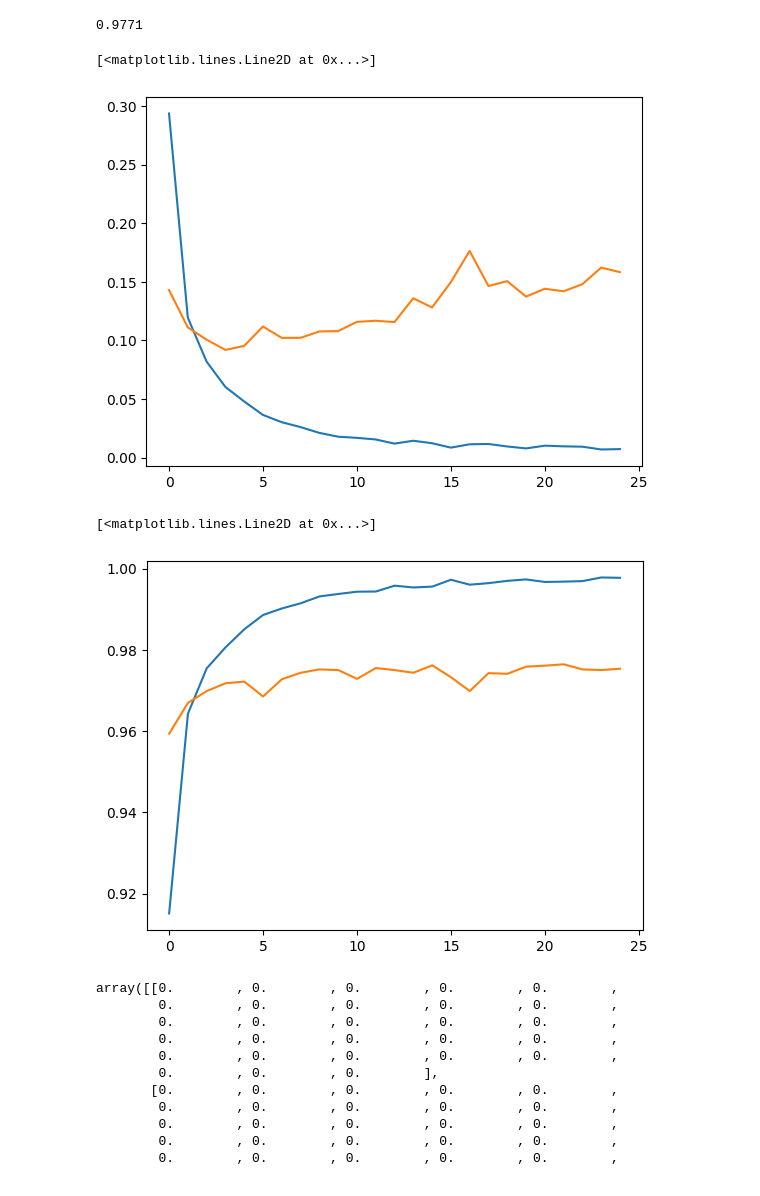
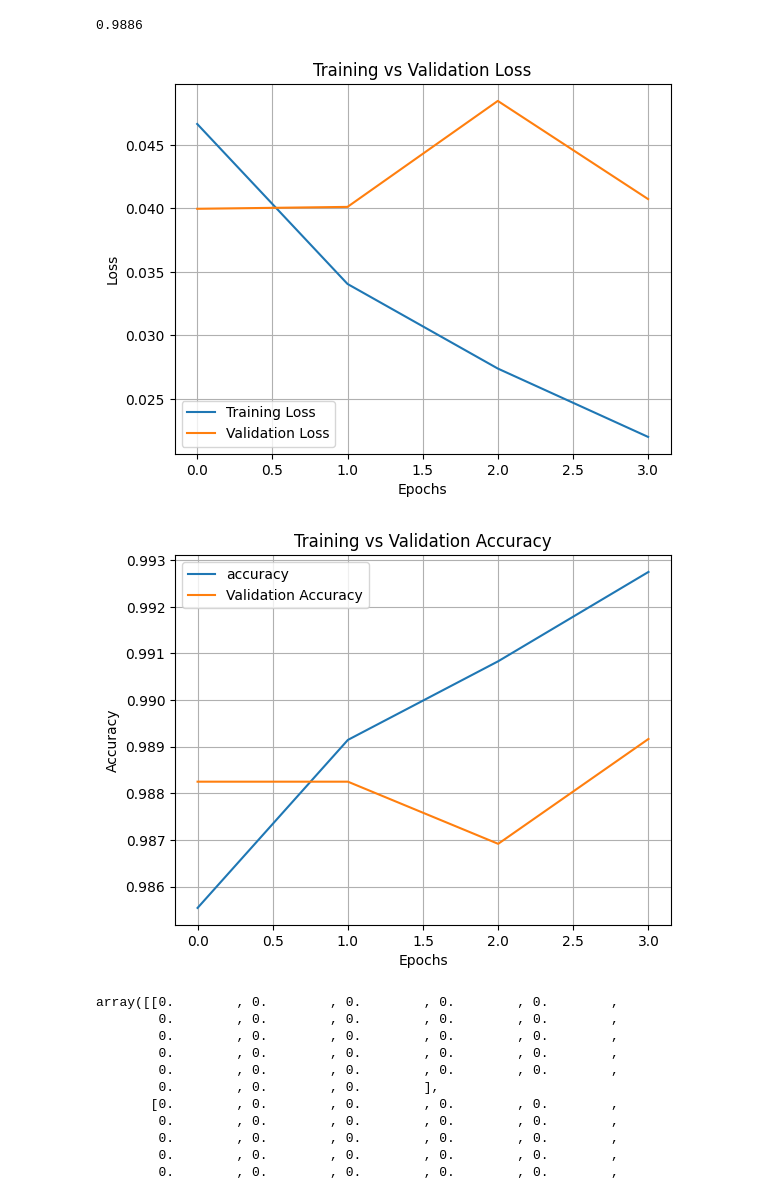
Before and after one commit to Deepanshu8285/qwert, a Jupyter notebook: Untitled0.ipynb, the cells around one changed output. Saved outputs shown, nothing was run; the diff lists cells and outputs as text; code cells hidden in the pictures.

```diff
--- a/Untitled0.ipynb
+++ b/Untitled0.ipynb
@@ -4,16 +4,35 @@
 import tensorflow
 from tensorflow import keras
 from tensorflow.keras import Sequential
-from tensorflow.keras.layers import Dense,Flatten
+from tensorflow.keras.layers import Dense,Flatten,Conv2D,MaxPooling2D,Dropout
+from tensorflow.keras.callbacks import EarlyStopping
 (X_train,Y_train),(X_test,Y_test)=keras.datasets.mnist.load_data()
+X_train=X_train.reshape(-1,28,28,1)
+X_test=X_test.reshape(-1,28,28,1)
 # X_train[0]
 X_train=X_train/255
 X_test=X_test/255
 # X_train[0]
 model=Sequential()
-model.add(Flatten(input_shape=(28,28)))
+model.add(Conv2D(
+    filters=32,
+    kernel_size=(3,3),
+    activation='relu',
+    input_shape=(28,28,1)
+))
+model.add(MaxPooling2D(pool_size=(2,2)))
+model.add(Conv2D(
+    filters=64,
+    kernel_size=(3,3),
+    activation='relu',
+
+))
+model.add(MaxPooling2D(pool_size=(2,2)))
+
+model.add(Flatten())
 model.add(Dense(128,activation='relu'))
-model.add(Dense(32,activation='relu'))
+model.add(Dropout(0.3))
+
 
 model.add(Dense(10,activation='softmax'))
 model.summary()
@@ -35,7 +62,8 @@ Model: "sequential_7"
  Non-trainable params: 0 (0.00 B)
 # %%
 model.compile(loss='sparse_categorical_crossentropy',optimizer='Adam',metrics=['accuracy'])
-history=model.fit(X_train,Y_train,epochs=25,validation_split=0.2)
+early_stopping=EarlyStopping(monitor='val_loss',patience=3,restore_best_weights=True)
+history=model.fit(X_train,Y_train,epochs=10,validation_split=0.2,callbacks=[early_stopping])
 y_prob=model.predict(X_test)
 y_pred=y_prob.argmax(axis=1)
 # %% [output]
@@ -60,20 +80,30 @@ Epoch 25/25
 from sklearn.metrics import accuracy_score
 accuracy_score(Y_test,y_pred)
 # %% [output]
-0.9771
+0.9886
 # %%
 import matplotlib.pyplot as plt
-plt.plot(history.history['loss'])
-plt.plot(history.history['val_loss'])
+plt.plot(history.history['loss'],label='Training Loss')
+plt.plot(history.history['val_loss'],label='Validation Loss')
+plt.xlabel("Epochs")
+plt.ylabel("Loss")
+plt.title("Training vs Validation Loss")
+plt.legend()
+plt.grid(True)
+plt.show()
 # %% [output]
-[<matplotlib.lines.Line2D at 0x...>]
-[figure, old version]
+[figure, new version]
 # %%
-plt.plot(history.history['accuracy'])
-plt.plot(history.history['val_accuracy'])
+plt.plot(history.history['accuracy'],label='accuracy')
+plt.plot(history.history['val_accuracy'],label='Validation Accuracy')
+plt.xlabel("Epochs")
+plt.ylabel("Accuracy")
+plt.title("Training vs Validation Accuracy")
+plt.legend()
+plt.grid(True)
+plt.show()
 # %% [output]
-[<matplotlib.lines.Line2D at 0x...>]
-[figure, old version]
+[figure, new version]
 # %%
 X_test[0]
 # %% [output]
```
Also changed, not shown: parts of 2 cells of this notebook.
